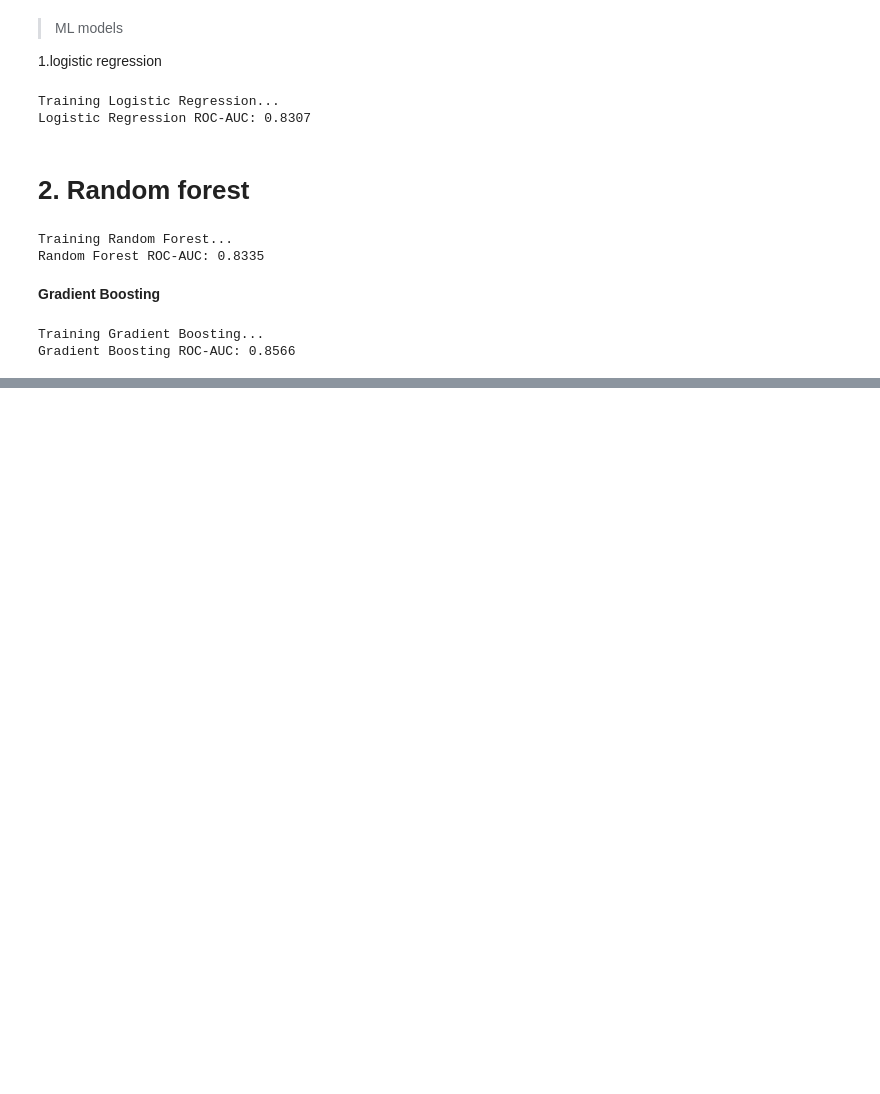
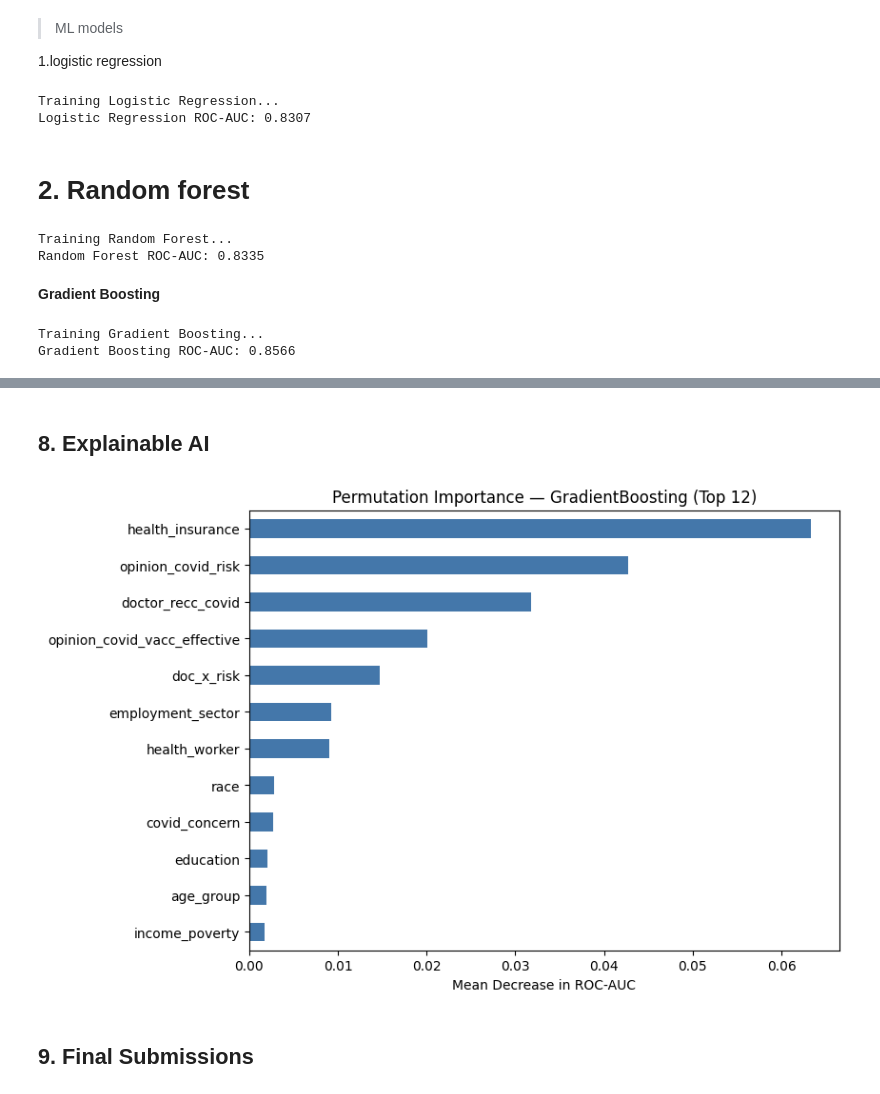
Before and after one commit to GroupS-hackathon/challenge_submission_group_S, a Jupyter notebook: challenge_submission_group_S.ipynb, the cells around one changed output, grey strips where cells are left out. Saved outputs shown, nothing was run; the diff lists cells and outputs as text; code cells hidden in the pictures; blank space fills up the shorter version.

```diff
--- a/challenge_submission_group_S.ipynb
+++ b/challenge_submission_group_S.ipynb
@@ -395,0 +375,22 @@ KNN ROC-AUC: 0.8075
+# %%
+def evaluate_best_model(y_true, val_preds_dict):
+    print("\n--- Final Model Selection ---")
+
+    # Find the name of the model with the highest ROC-AUC score
+    best_name = max(val_preds_dict, key=lambda name: roc_auc_score(y_true, val_preds_dict[name]))
+    best_probabilities = val_preds_dict[best_name]
+
+    # Convert probabilities to 0 or 1 for the classification report
+    best_binary_preds = (best_probabilities >= 0.5).astype(int)
+
+    # Print the winning results
+    print(f"Winning Model: {best_name}")
+    print(f"ROC-AUC: {roc_auc_score(y_true, best_probabilities):.4f}  |  Accuracy: {accuracy_score(y_true, best_binary_preds):.4f}")
+    print("\nClassification Report:")
+    print(classification_report(y_true, best_binary_preds, target_names=['no', 'yes'], digits=3))
+
+    # Return these so the next function can use them for plotting
+    return best_name, best_probabilities, best_binary_preds
+
+# Run the evaluation and save the outputs
+best_model_name, best_probs, best_preds = evaluate_best_model(y, val_predictions)
@@ -395,0 +458,29 @@ KNN ROC-AUC: 0.8075
+# %% [markdown]
+## **8. Explainable AI**
+# %%
+X_train_xai, X_val_xai, y_train_xai, y_val_xai = train_test_split(X, y, test_size=0.3, stratify=y, random_state=42)
+
+best_pipeline = trained_models[best_model_name]
+
+# Fit the winning pipeline on this specific training split
+best_pipeline.fit(X_train_xai, y_train_xai)
+
+# Calculate permutation importance (shuffles each column to see how much the ROC-AUC drops)
+perm_importance = permutation_importance(best_pipeline, X_val_xai, y_val_xai,
+                                         scoring='roc_auc', n_repeats=5,
+                                         random_state=42, n_jobs=5)
+
+# Convert the results into a Pandas Series, matching the scores to the column names
+importance_scores = pd.Series(perm_importance.importances_mean, index=X.columns)
+
+# Get the top 12 most important features
+top_12_features = importance_scores.sort_values().tail(12)
+
+top_12_features.plot(kind='barh', color='#4477aa', figsize=(8, 6))
+plt.title(f'Permutation Importance — {best_model_name} (Top 12)')
+plt.xlabel('Mean Decrease in ROC-AUC')
+plt.show()
+# %% [output]
+[figure, added]
+# %% [markdown]
+## **9. Final Submissions**
```
Also changed, not shown: parts of 15 cells of this notebook.
